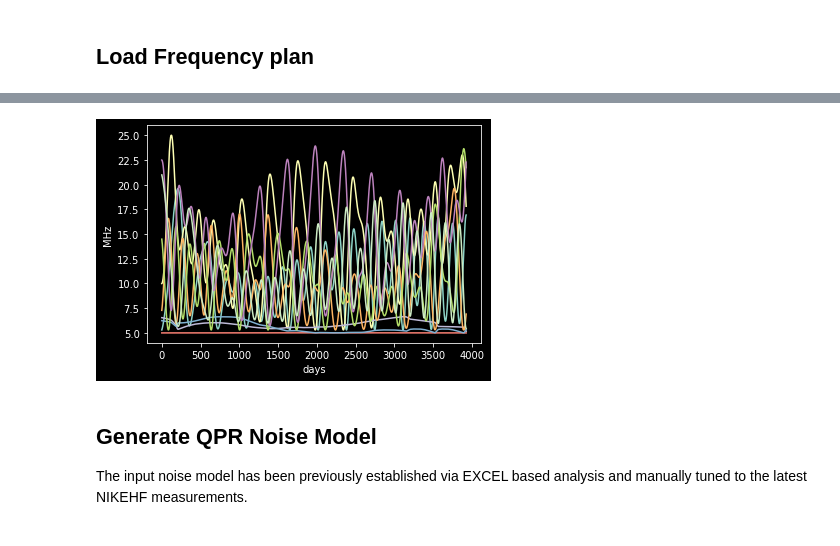
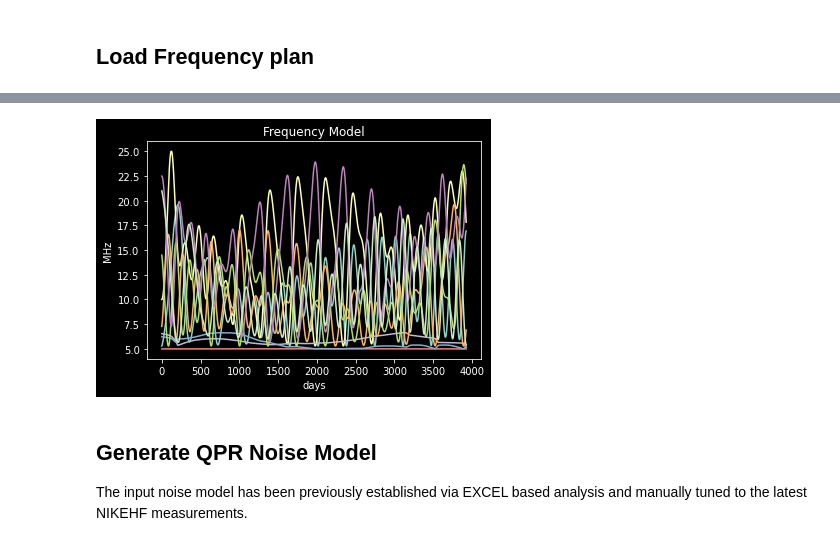
Before and after one commit to ejbfly/QPD, a Jupyter notebook: QPD_analysis.ipynb, the cells around one changed output, grey strips where cells are left out. Drawn from its saved outputs; the diff is of its cells as text; code cells hidden in the pictures.

```diff
--- a/QPD_analysis.ipynb
+++ b/QPD_analysis.ipynb
@@ -49,10 +49,11 @@ print(fp_data)
 # %%
 fp_plot = pyplot.plot(abs(fp_data))
 pyplot.xlabel("days")
 pyplot.ylabel("MHz")
+pyplot.title("Frequency Model")
 pyplot.show(fp_plot)
 # %% [output]
-[figure, old version]
+[figure, new version]
 # %% [markdown]
 ## Generate QPR Noise Model
 
```
Also changed, not shown: parts of 13 cells of this notebook, 2 other files.
